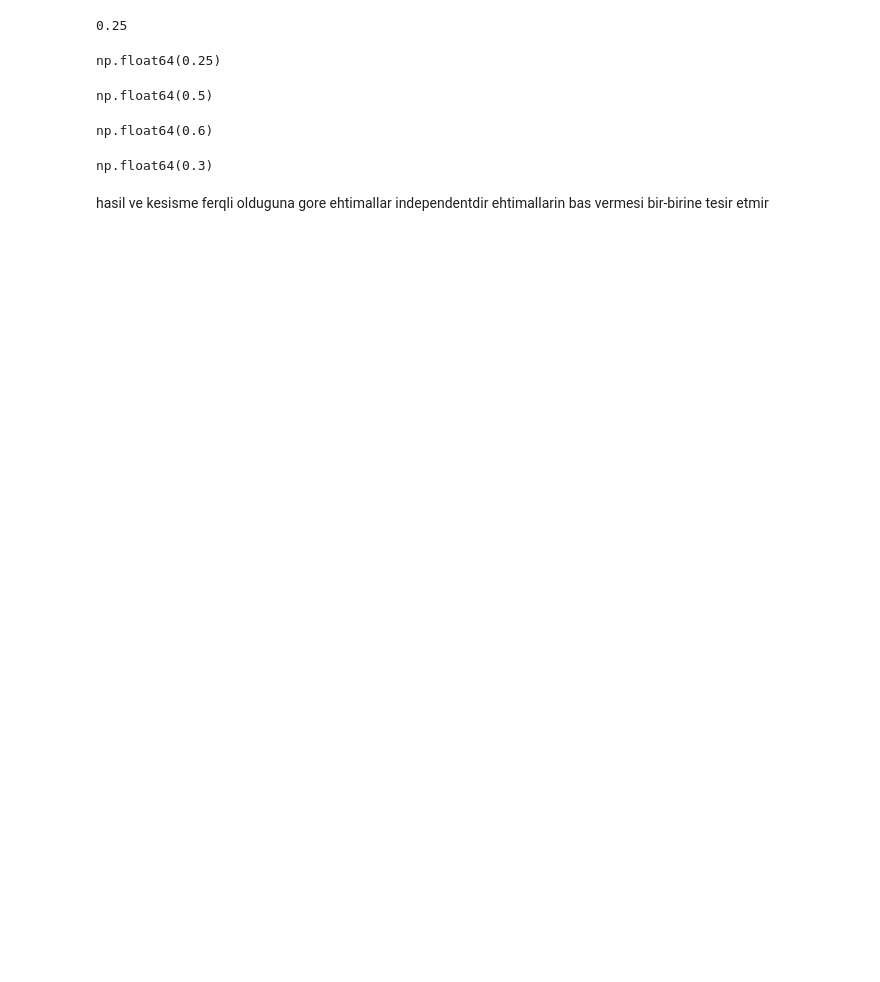
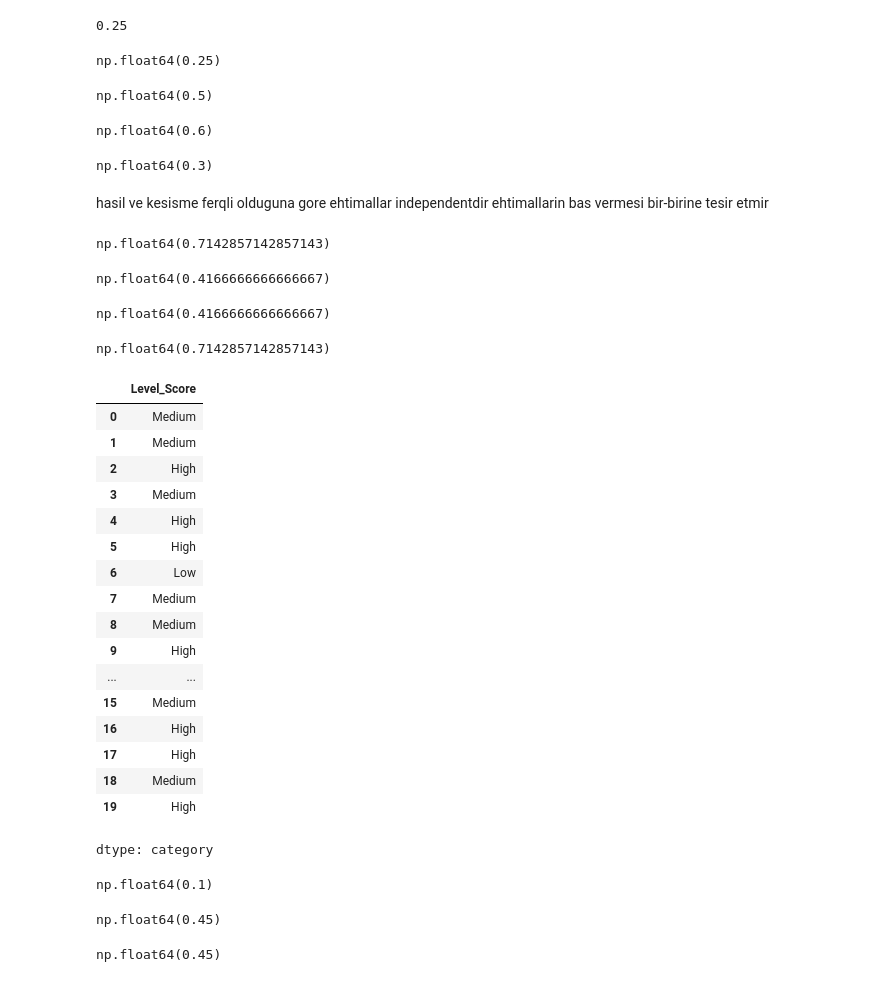
Before and after one commit to Ayan282/colab, a Jupyter notebook: statistika3.ipynb, the cells around one changed output. Drawn from its saved outputs; the diff is of its cells as text; code cells hidden in the pictures; blank space fills up the shorter version.

```diff
--- a/statistika3.ipynb
+++ b/statistika3.ipynb
@@ -117,3 +117,81 @@ hasil
 np.float64(0.3)
 # %% [markdown]
 hasil ve kesisme ferqli olduguna gore ehtimallar independentdir ehtimallarin bas vermesi bir-birine tesir etmir
+# %%
+A=df[(df["Department"]=="IT")&(df['Exam_Score']>80)]
+A["Department"].count()
+B=df[df["Department"]=="IT"]
+B["Department"].count()
+P1=A["Department"].count()/B["Department"].count()
+P1
+# %% [output]
+np.float64(0.7142857142857143)
+# %%
+A=df[(df["Exam_Score"]>80)&(df["Department"]=="IT")]
+A['Exam_Score'].count()
+B=df[df["Exam_Score"]>80]
+B['Exam_Score'].count()
+P2=A['Exam_Score'].count()/B['Exam_Score'].count()
+P2
+# %% [output]
+np.float64(0.4166666666666667)
+# %%
+p2=((P2)*(B["Department"].count()))/B['Exam_Score'].count()
+p2
+# %% [output]
+np.float64(0.4166666666666667)
+# %%
+h=df[(df["Department"]=="Finance")&(df['Exam_Score']>80)]
+h["Department"].count()
+d=df[df["Department"]=="Finance"]
+d["Department"].count()
+ehtimalll=h["Department"].count()/d["Department"].count()
+ehtimalll
+# %% [output]
+np.float64(0.7142857142857143)
+# %%
+df["Level_Score"]=pd.cut(df['Exam_Score'],bins=[0,70,85,97],labels=["Low","Medium","High"])
+df["Level_Score"]
+# %% [output]
+|  | Level_Score |
+| 0 | Medium |
+| 1 | Medium |
+| 2 | High |
+| 3 | Medium |
+| 4 | High |
+| 5 | High |
+| 6 | Low |
+| 7 | Medium |
+| 8 | Medium |
+| 9 | High |
+| ... | ... |
+| 15 | Medium |
+| 16 | High |
+| 17 | High |
+| 18 | Medium |
+| 19 | High |
+dtype: category
+# %%
+q=df[(df["Level_Score"])=="Low"]
+q["Level_Score"].count()
+df["Level_Score"].count()
+Plow=q["Level_Score"].count()/df["Level_Score"].count()
+Plow
+# %% [output]
+np.float64(0.1)
+# %%
+q=df[(df["Level_Score"])=="Medium"]
+q["Level_Score"].count()
+df["Level_Score"].count()
+Pmedium=q["Level_Score"].count()/df["Level_Score"].count()
+Pmedium
+# %% [output]
+np.float64(0.45)
+# %%
+df[(df["Level_Score"])=="High"]
+q["Level_Score"].count()
+df["Level_Score"].count()
+Phigh=q["Level_Score"].count()/df["Level_Score"].count()
+Phigh
+# %% [output]
+np.float64(0.45)
```
Also changed, not shown: parts of 2 cells of this notebook.
